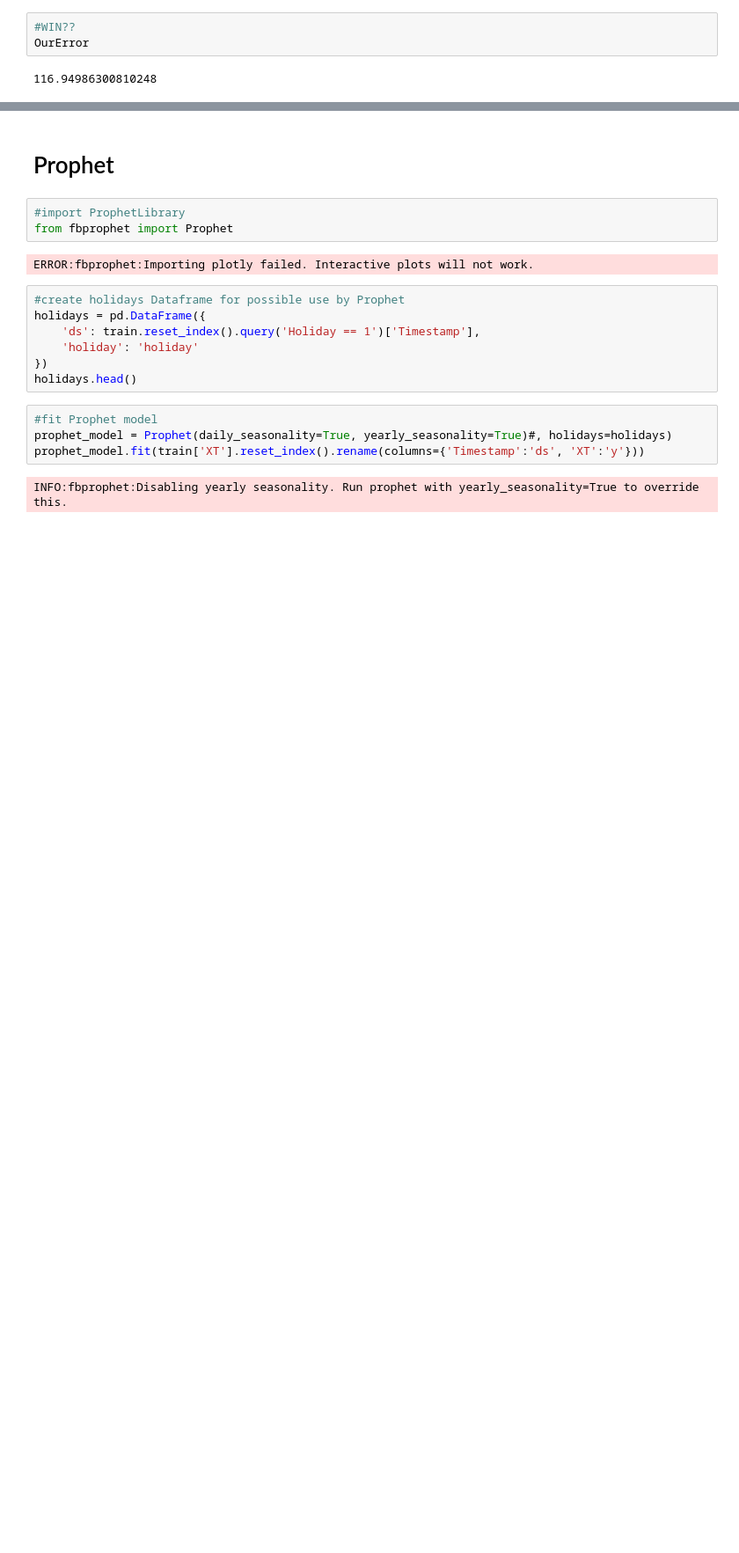
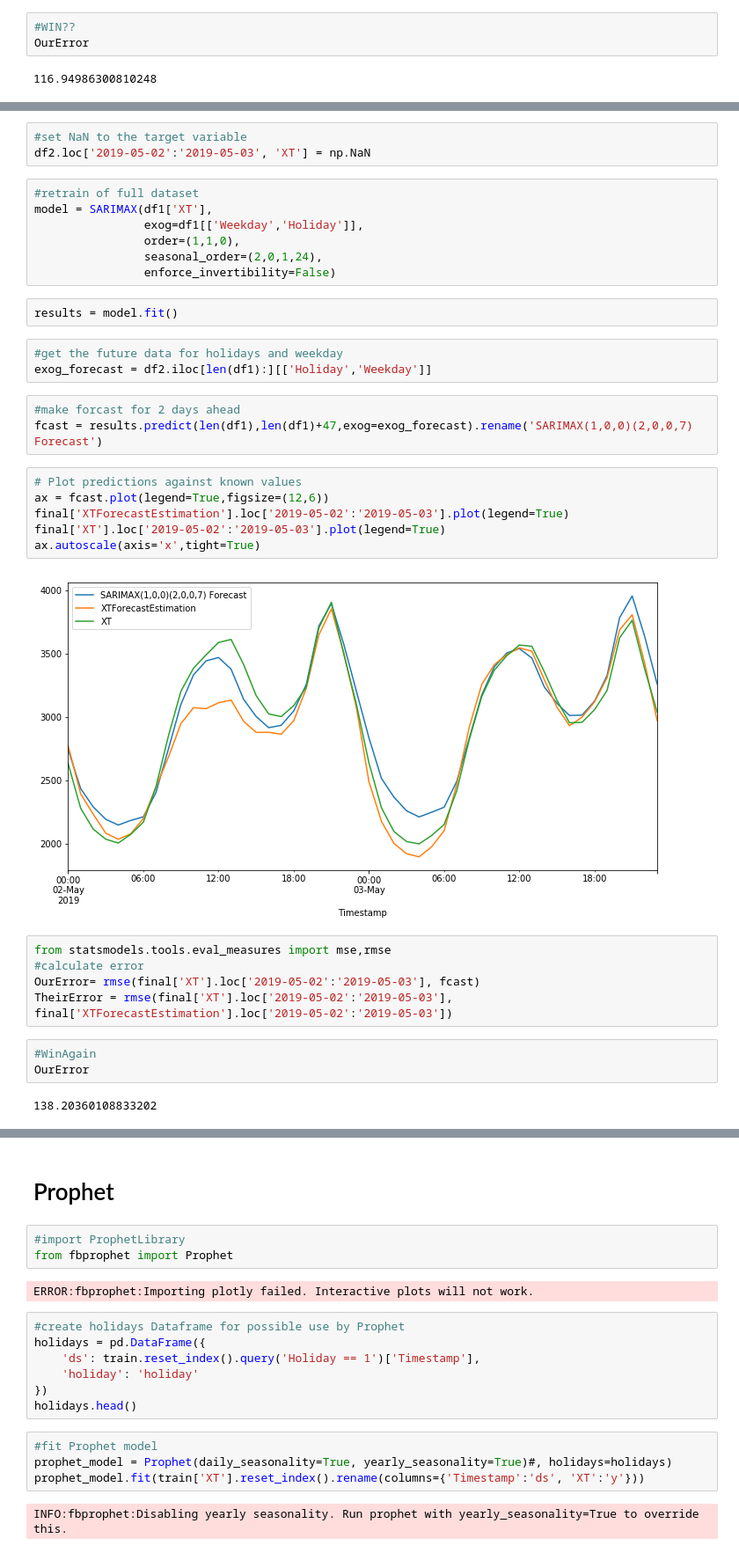
Before and after one commit to Darzan21/Electric-Load-Forecasting, a Jupyter notebook: LoadForecasting.ipynb, the cells around one changed output, grey strips where cells are left out. Shown: that part at 88% size. Saved outputs shown, nothing was run; the diff lists cells and outputs as text; blank space fills up the shorter version.

```diff
--- a/LoadForecasting.ipynb
+++ b/LoadForecasting.ipynb
@@ -600,0 +593,36 @@ OurError
+# %%
+#set NaN to the target variable
+df2.loc['2019-05-02':'2019-05-03', 'XT'] = np.NaN
+# %%
+#retrain of full dataset
+model = SARIMAX(df1['XT'],
+                exog=df1[['Weekday','Holiday']],
+                order=(1,1,0),
+                seasonal_order=(2,0,1,24),
+                enforce_invertibility=False)
+# %%
+results = model.fit()
+# %%
+#get the future data for holidays and weekday
+exog_forecast = df2.iloc[len(df1):][['Holiday','Weekday']]
+# %%
+#make forcast for 2 days ahead
+fcast = results.predict(len(df1),len(df1)+47,exog=exog_forecast).rename('SARIMAX(1,0,0)(2,0,0,7) Forecast')
+# %%
+# Plot predictions against known values
+ax = fcast.plot(legend=True,figsize=(12,6))
+final['XTForecastEstimation'].loc['2019-05-02':'2019-05-03'].plot(legend=True)
+final['XT'].loc['2019-05-02':'2019-05-03'].plot(legend=True)
+ax.autoscale(axis='x',tight=True)
+# %% [output]
+[figure, added]
+# %%
+from statsmodels.tools.eval_measures import mse,rmse
+#calculate error
+OurError= rmse(final['XT'].loc['2019-05-02':'2019-05-03'], fcast)
+TheirError = rmse(final['XT'].loc['2019-05-02':'2019-05-03'], final['XTForecastEstimation'].loc['2019-05-02':'2019-05-03'])
+# %%
+#WinAgain
+OurError
+# %% [output]
+138.20360108833202
```
Also changed, not shown: parts of 74 cells of this notebook.
